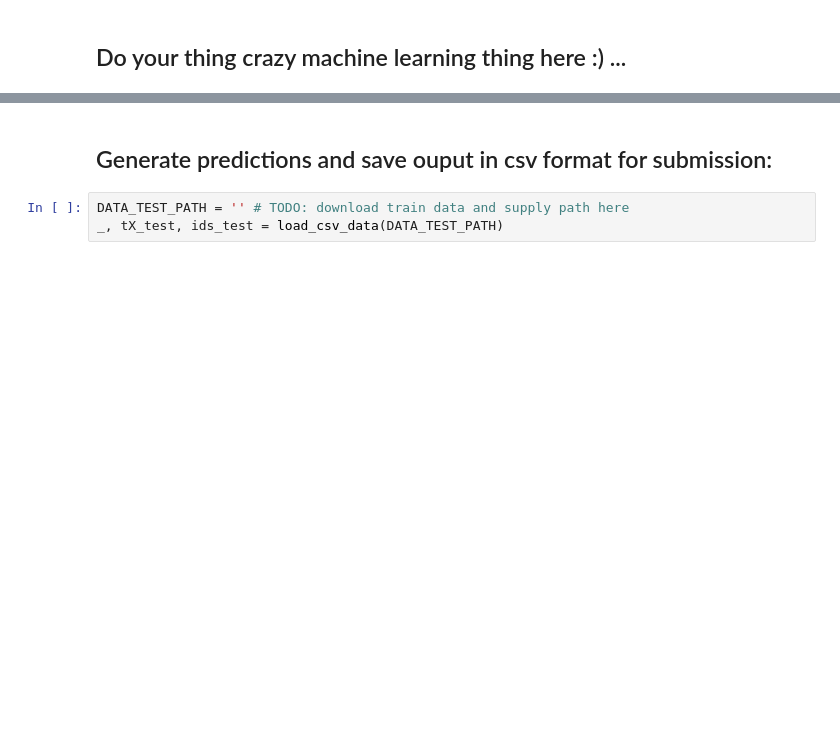
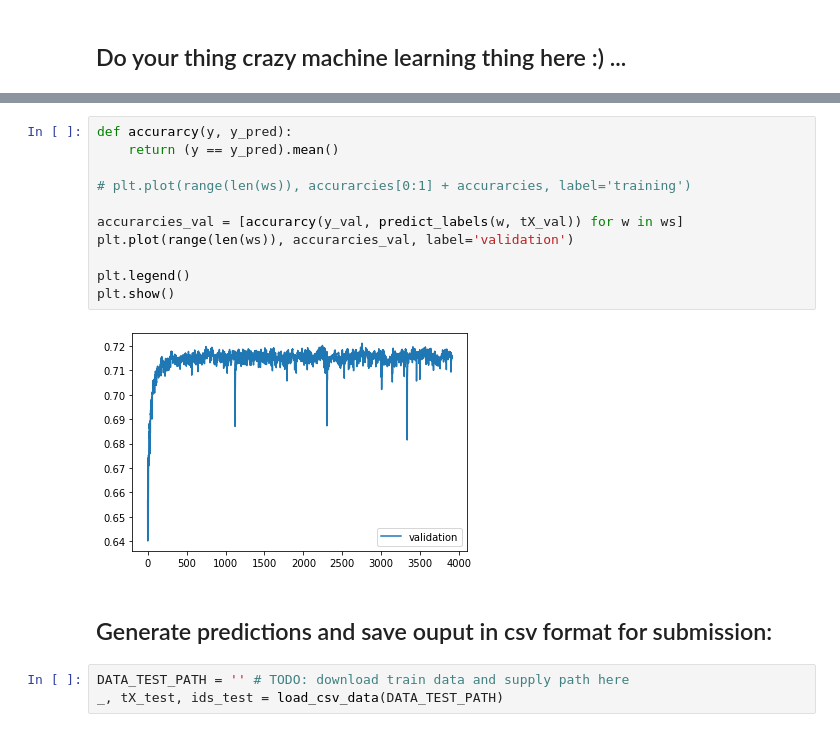
Before and after one commit to Pin-Yen/ML_course, a Jupyter notebook: projects/project1/scripts/project1.ipynb, the cells around one changed output, grey strips where cells are left out. Drawn from its saved outputs; the diff is of its cells as text; blank space fills up the shorter version.

```diff
--- a/projects/project1/scripts/project1.ipynb
+++ b/projects/project1/scripts/project1.ipynb
@@ -23,3 +67,16 @@ y, tX, ids = load_csv_data(DATA_TRAIN_PATH)
+# %%
+def accurarcy(y, y_pred):
+    return (y == y_pred).mean()
+
+# plt.plot(range(len(ws)), accurarcies[0:1] + accurarcies, label='training')
+
+accurarcies_val = [accurarcy(y_val, predict_labels(w, tX_val)) for w in ws]
+plt.plot(range(len(ws)), accurarcies_val, label='validation')
+
+plt.legend()
+plt.show()
+# %% [output]
+[figure, added]
 # %% [markdown]
 ## Generate predictions and save ouput in csv format for submission:
 # %%
```
Also changed, not shown: parts of 4 cells of this notebook.
